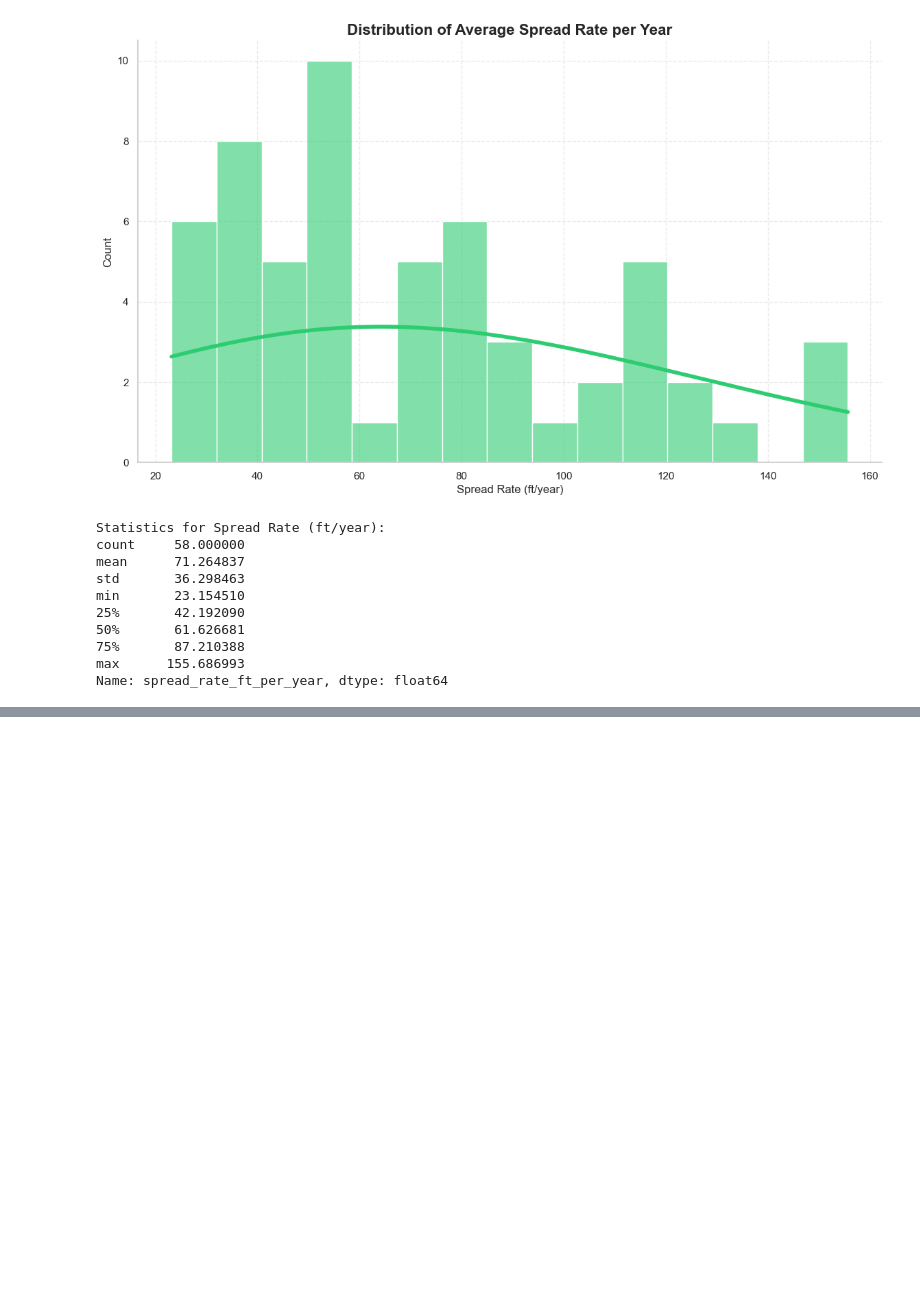
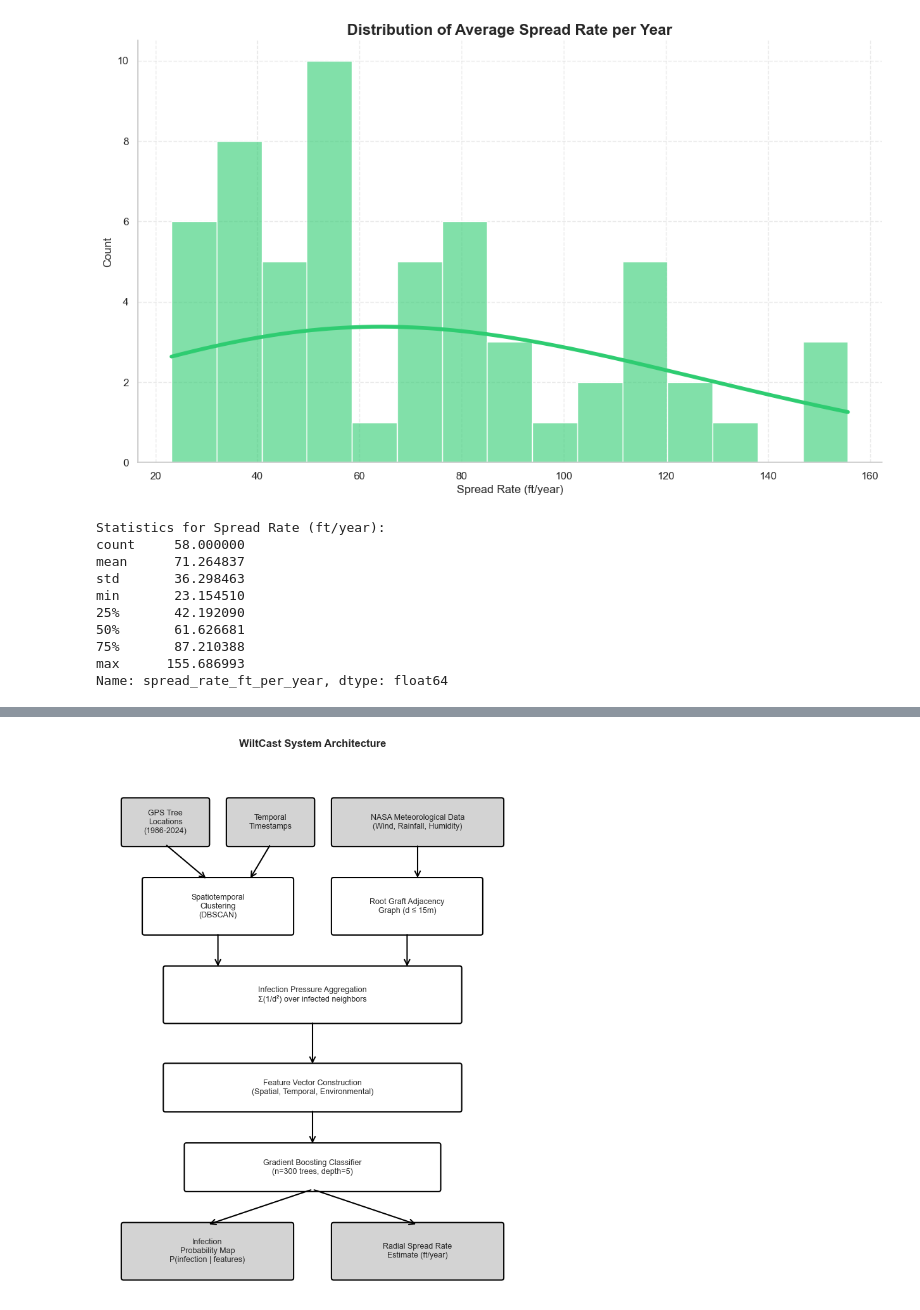
Before and after one commit to IMGROOT2/oak-wilt-detection, a Jupyter notebook: validation_study/notebooks/analysis/spread_analysis.ipynb, the cells around one changed output, grey strips where cells are left out. Saved outputs shown, nothing was run; the diff lists cells and outputs as text; code cells hidden in the pictures; blank space fills up the shorter version.

```diff
--- a/validation_study/notebooks/analysis/spread_analysis.ipynb
+++ b/validation_study/notebooks/analysis/spread_analysis.ipynb
@@ -79,0 +208,66 @@ Name: spread_rate_ft_per_year, dtype: float64
+# %%
+import matplotlib.pyplot as plt
+import matplotlib.patches as mpatches
+from matplotlib.patches import FancyBboxPatch, FancyArrowPatch
+import numpy as np
+
+fig, ax = plt.subplots(figsize=(7, 9))
+ax.set_xlim(0, 10)
+ax.set_ylim(0, 12)
+ax.axis('off')
+
+# Define box style
+def add_box(ax, x, y, w, h, text, color='white'):
+    box = FancyBboxPatch((x, y), w, h, boxstyle="round,pad=0.05",
+                         edgecolor='black', facecolor=color, linewidth=1.5)
+    ax.add_patch(box)
+    ax.text(x + w/2, y + h/2, text, ha='center', va='center',
+            fontsize=9, weight='normal', wrap=True)
+
+def add_arrow(ax, x1, y1, x2, y2):
+    arrow = FancyArrowPatch((x1, y1), (x2, y2),
+                           arrowstyle='->', mutation_scale=15,
+                           linewidth=1.5, color='black')
+    ax.add_patch(arrow)
+
+# Input Layer
+add_box(ax, 0.5, 10, 2, 1, 'GPS Tree\nLocations\n(1986-2024)', 'lightgray')
+add_box(ax, 3, 10, 2, 1, 'Temporal\nTimestamps', 'lightgray')
+add_box(ax, 5.5, 10, 4, 1, 'NASA Meteorological Data\n(Wind, Rainfall, Humidity)', 'lightgray')
+
+# Spatial Processing
+add_box(ax, 1, 8, 3.5, 1.2, 'Spatiotemporal\nClustering\n(DBSCAN)', 'white')
+add_box(ax, 5.5, 8, 3.5, 1.2, 'Root Graft Adjacency\nGraph (d ≤ 15m)', 'white')
+
+# Physics Layer
+add_box(ax, 1.5, 6, 7, 1.2, 'Infection Pressure Aggregation\nΣ(1/d²) over infected neighbors', 'white')
+
+# Feature Construction
+add_box(ax, 1.5, 4, 7, 1, 'Feature Vector Construction\n(Spatial, Temporal, Environmental)', 'white')
+
+# ML Layer
+add_box(ax, 2, 2.2, 6, 1, 'Gradient Boosting Classifier\n(n=300 trees, depth=5)', 'white')
+
+# Outputs
+add_box(ax, 0.5, 0.2, 4, 1.2, 'Infection\nProbability Map\nP(infection | features)', 'lightgray')
+add_box(ax, 5.5, 0.2, 4, 1.2, 'Radial Spread Rate\nEstimate (ft/year)', 'lightgray')
+
+# Arrows
+add_arrow(ax, 1.5, 10, 2.5, 9.2)
+add_arrow(ax, 4, 10, 3.5, 9.2)
+add_arrow(ax, 7.5, 10, 7.5, 9.2)
+
+add_arrow(ax, 2.75, 8, 2.75, 7.2)
+add_arrow(ax, 7.25, 8, 7.25, 7.2)
+
+add_arrow(ax, 5, 6, 5, 5)
+add_arrow(ax, 5, 4, 5, 3.2)
+add_arrow(ax, 5, 2.2, 2.5, 1.4)
+add_arrow(ax, 5, 2.2, 7.5, 1.4)
+
+plt.title('WiltCast System Architecture', fontsize=12, weight='bold', pad=10)
+plt.tight_layout()
+plt.savefig('fig1_system_architecture.pdf', dpi=300, bbox_inches='tight')
+plt.show()
+# %% [output]
+[figure, added]
```
Also changed, not shown: parts of 24 cells of this notebook, 11 other files.
